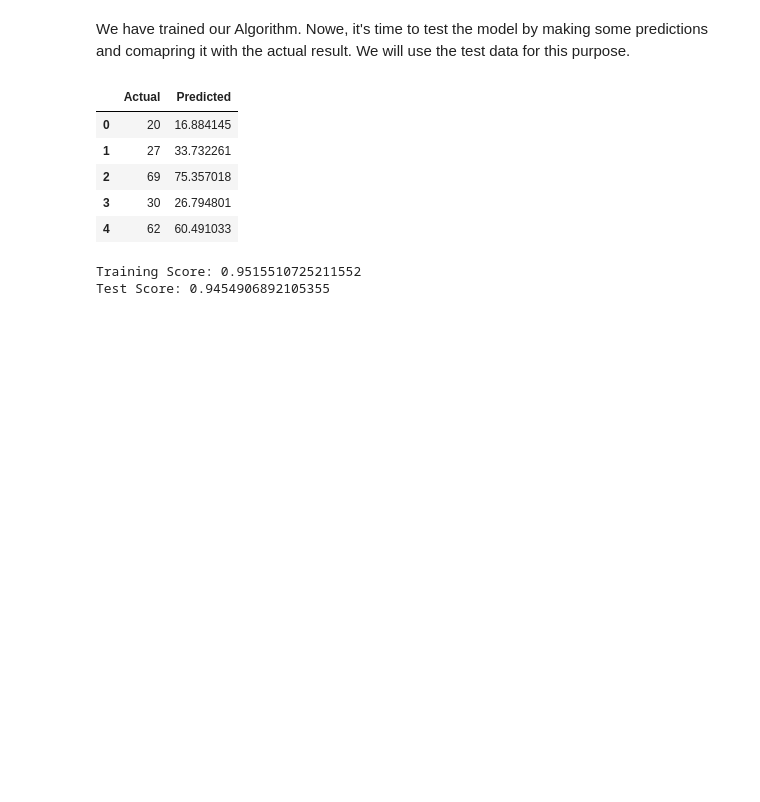
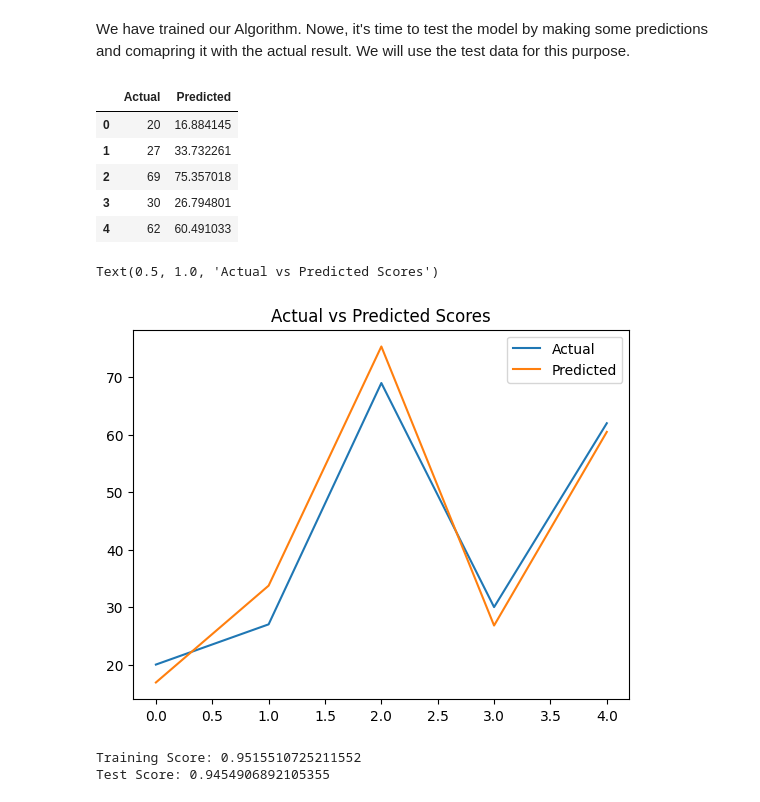
Before and after one commit to reesshhoo/GRIP---The-Sparks-Foundation-Tasks, a Jupyter notebook: Task 1- Score Prediction/Score_prediction.ipynb, the cells around one changed output. Cells and saved outputs as stored; diff of their text form; code cells hidden in the pictures; blank space fills up the shorter version.

Commit message:
Added model comparision plot in Task1

```diff
--- a/Task 1- Score Prediction/Score_prediction.ipynb
+++ b/Task 1- Score Prediction/Score_prediction.ipynb
@@ -78,6 +78,12 @@ df2
 | 2 | 69 | 75.357018 |
 | 3 | 30 | 26.794801 |
 | 4 | 62 | 60.491033 |
+# %%
+df2.plot()
+plt.title("Actual vs Predicted Scores")
+# %% [output]
+Text(0.5, 1.0, 'Actual vs Predicted Scores')
+[figure, added]
 # %%
 print("Training Score:",reg.score(X_train,y_train))
 print("Test Score:",reg.score(X_test,y_test))
```
